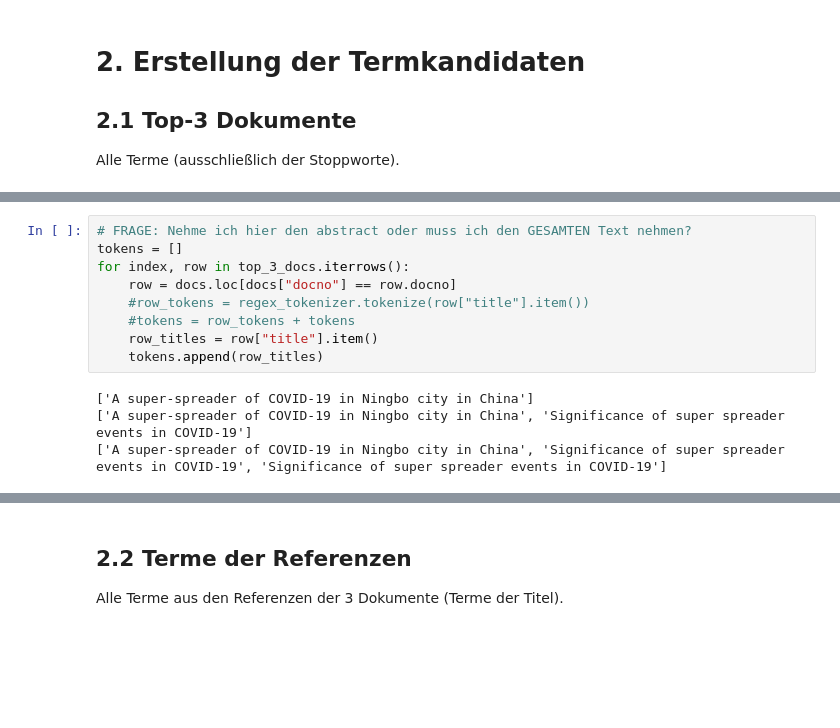
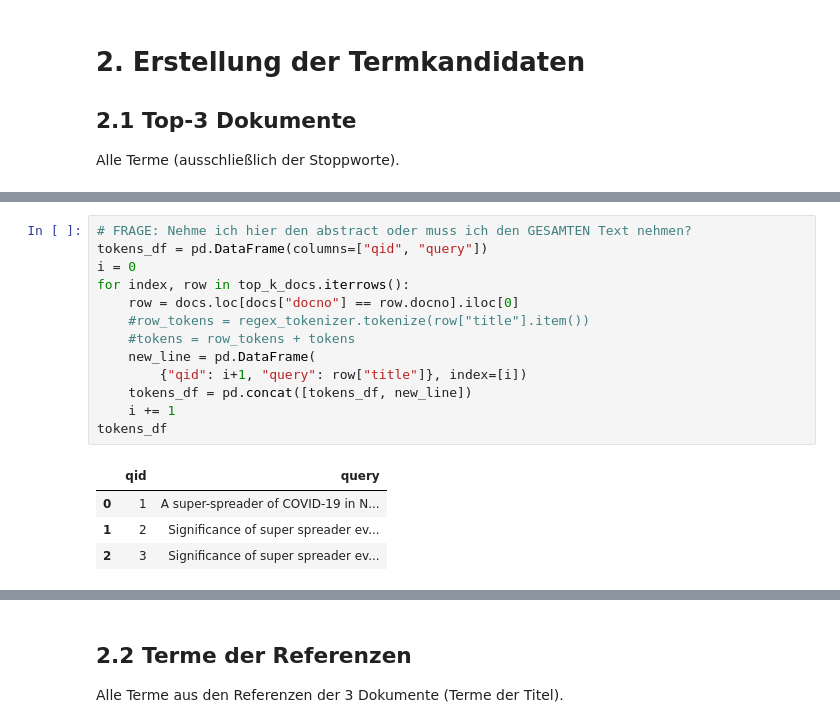
Before and after one commit to Trojan13/packgaabwir2022, a Jupyter notebook: approach.ipynb, the cells around one changed output, grey strips where cells are left out. Drawn from its saved outputs; the diff is of its cells as text; blank space fills up the shorter version.

```diff
--- a/approach.ipynb
+++ b/approach.ipynb
@@ -315,14 +297,19 @@ print(top_3_docs)
 132  14  127976  93l22ign     2  36.263365  coronavirus super spreaders
 # %%
 # FRAGE: Nehme ich hier den abstract oder muss ich den GESAMTEN Text nehmen?
-tokens = []
-for index, row in top_3_docs.iterrows():
-    row = docs.loc[docs["docno"] == row.docno]
+tokens_df = pd.DataFrame(columns=["qid", "query"])
+i = 0
+for index, row in top_k_docs.iterrows():
+    row = docs.loc[docs["docno"] == row.docno].iloc[0]
     #row_tokens = regex_tokenizer.tokenize(row["title"].item())
     #tokens = row_tokens + tokens
-    row_titles = row["title"].item()
-    tokens.append(row_titles)
+    new_line = pd.DataFrame(
+        {"qid": i+1, "query": row["title"]}, index=[i])
+    tokens_df = pd.concat([tokens_df, new_line])
+    i += 1
+tokens_df
 # %% [output]
-['A super-spreader of COVID-19 in Ningbo city in China']
-['A super-spreader of COVID-19 in Ningbo city in China', 'Significance of super spreader events in COVID-19']
-['A super-spreader of COVID-19 in Ningbo city in China', 'Significance of super spreader events in COVID-19', 'Significance of super spreader events in COVID-19']
+|  | qid | query |
+| 0 | 1 | A super-spreader of COVID-19 in N... |
+| 1 | 2 | Significance of super spreader ev... |
+| 2 | 3 | Significance of super spreader ev... |
```
Also changed, not shown: parts of 19 cells of this notebook, 1 other file.
